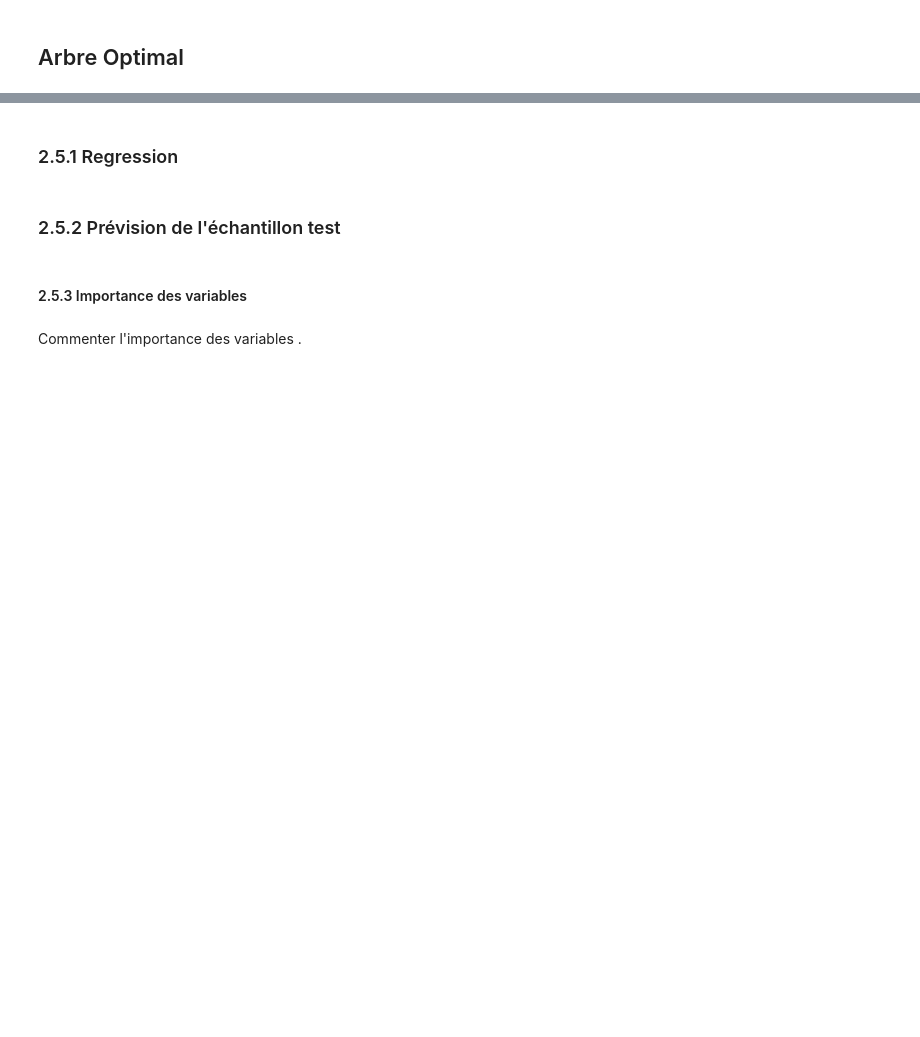
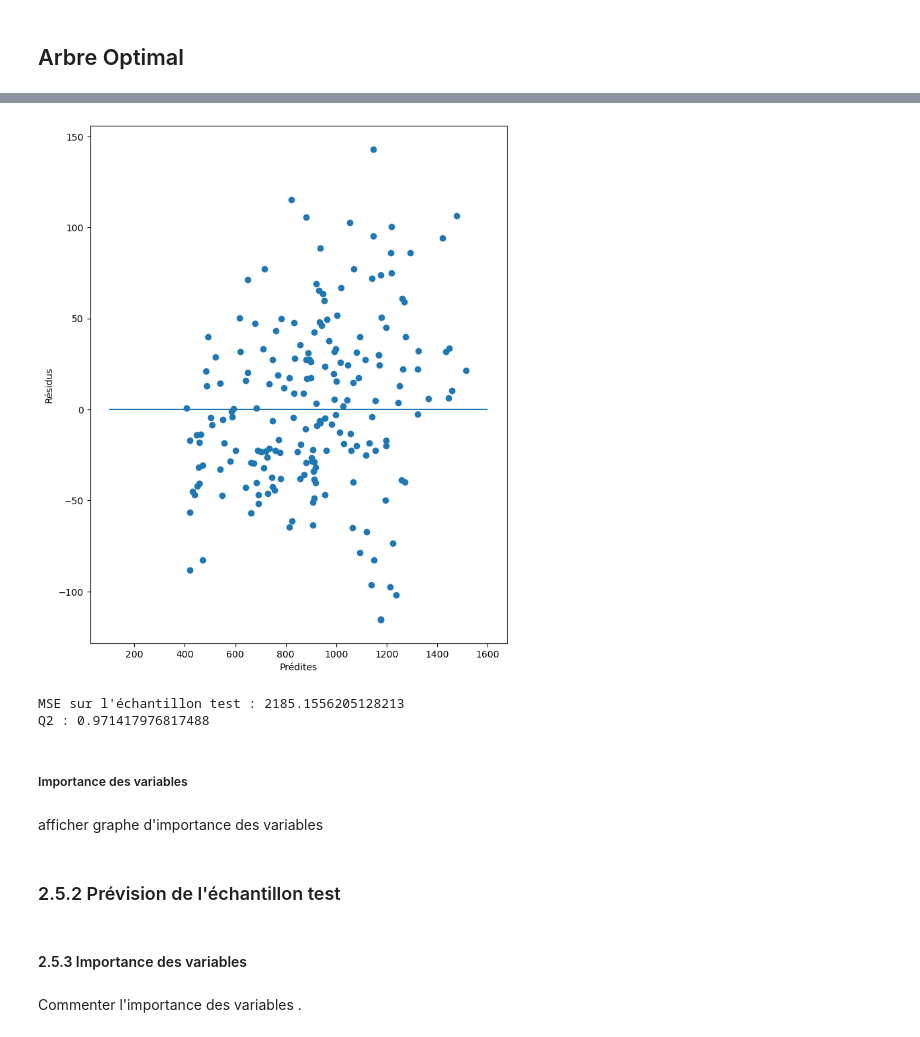
Before and after one commit to QUENTINTOUIL/Projet_ML, a Jupyter notebook: Python.ipynb, the cells around one changed output, grey strips where cells are left out. Drawn from its saved outputs; the diff is of its cells as text; code cells hidden in the pictures; blank space fills up the shorter version.

```diff
--- a/Python.ipynb
+++ b/Python.ipynb
@@ -335,5 +388,29 @@ R2= 0.9811030766010623
+# %%
+# prévision
+y_pred_test_rf = rfOpt.predict(Xr_test)
+# %%
+res_rf = Yr_test - y_pred_test_rf
+
+# Résidus sur l'échantillon de test
+plt.plot(y_pred_test_rf,res_rf,"o")
+plt.xlabel(u"Prédites")
+plt.ylabel(u"Résidus")
+plt.hlines(0,100,1600)
+plt.show()
+# %% [output]
+[figure, added]
+# %%
+mse_test_rf = mean_squared_error(Yr_test, y_pred_test_rf)
+print("MSE sur l'échantillon test :", mse_test_rf)
+q2_cart=r2_score(Yr_test,y_pred_test_rf)
+print("Q2 :",q2_cart)
+# %% [output]
+MSE sur l'échantillon test : 2185.1556205128213
+Q2 : 0.971417976817488
+# %% [markdown]
+##### Importance des variables
 # %% [markdown]
-### 2.5.1 Regression
+afficher graphe d'importance des variables
 # %% [markdown]
 ### 2.5.2 Prévision de l'échantillon test
 # %% [markdown]
```
Also changed, not shown: parts of 20 cells of this notebook.
